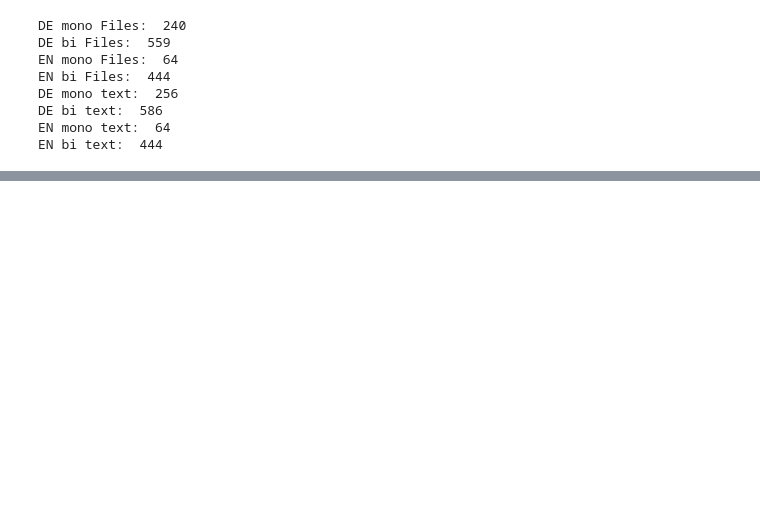
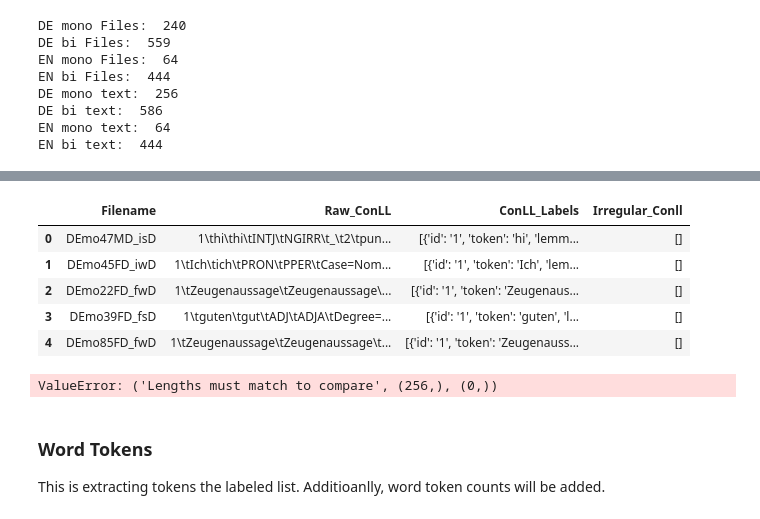
Before and after one commit to Data-Science-for-Linguists-2025/DEU-ENG-Mono-and-Billingual-Speakers, a Jupyter notebook: LoadingRUEGData.ipynb, the cells around one changed output, grey strips where cells are left out. Saved outputs shown, nothing was run; the diff lists cells and outputs as text; code cells hidden in the pictures; blank space fills up the shorter version.

```diff
--- a/LoadingRUEGData.ipynb
+++ b/LoadingRUEGData.ipynb
@@ -284,0 +459,9 @@ plaything
+# %%
+conLL_ann = []
+other = []
+for line in range(len(ebidemo)):
+    for x in range(len(ebidemo[line])):
+        if len(ebidemo[x])==8:
+            conLL_ann.append({'id': ebidemo[x][0], 'token': ebidemo[x][1], 'lemma': ebidemo[x][2],
+                            'pos_uni': ebidemo[x][3], 'pos_lang':ebidemo[x][4], 'morphology':ebidemo[x][5],
+                            'head': ebidemo[x][6], 'relationship': ebidemo[x][7]})
@@ -284,0 +471,21 @@ plaything
+# %%
+def conLL_labels (conll):
+    conll = conll.replace('\t', ' ').split('\n')
+    conll = [x.strip(' _ _').split() for x in conll]
+    conLL_ann = []
+    for line in range(len(conll)):
+        for x in range(len(conll[line])):
+            if len(conll[x])==8:
+                conLL_ann.append({'id': conll[x][0], 'token': conll[x][1], 'lemma': conll[x][2], 'pos_uni': conll[x][3],
+                                'pos_lang':conll[x][4], 'morphology':conll[x][5], 'head': conll[x][6], 'relationship': conll[x][7]})
+    return conLL_ann
+# %%
+def irreg (conll):
+    conll = conll.replace('\t', ' ').split('\n')
+    conll = [x.strip(' _ _').split() for x in conll]
+    other = []
+    for line in range(len(conll)):
+        for x in range(len(conll[line])):
+            if (len(conll[x])!=8 and len(conll[x]) !=0):
+                other.append(conll[x])
+    return other
@@ -284,0 +499,7 @@ plaything
+# %%
+demono_text_df['ConLL_Labels'] = demono_text_df.Raw_ConLL.map(conLL_labels)
+demono_text_df['Irregular_Conll'] = demono_text_df.Raw_ConLL.map(irreg)
+enbi_text_df['ConLL_Labels'] = enbi_text_df.Raw_ConLL.map(conLL_labels)
+enbi_text_df['Irregular_Conll'] = enbi_text_df.Raw_ConLL.map(irreg)
+enmono_text_df['ConLL_Labels'] = enmono_text_df.Raw_ConLL.map(conLL_labels)
+enmono_text_df['Irregular_Conll'] = enmono_text_df.Raw_ConLL.map(irreg)
@@ -284,0 +564,16 @@ plaything
+# %%
+demono_text_df.head()
+# %% [output]
+|  | Filename | Raw_ConLL | ConLL_Labels | Irregular_Conll |
+| 0 | DEmo47MD_isD | 1\thi\thi\tINTJ\tNGIRR\t_\t2\tpun... | [{'id': '1', 'token': 'hi', 'lemm... | [] |
+| 1 | DEmo45FD_iwD | 1\tIch\tich\tPRON\tPPER\tCase=Nom... | [{'id': '1', 'token': 'Ich', 'lem... | [] |
+| 2 | DEmo22FD_fwD | 1\t﻿Zeugenaussage\tZeugenaussage\... | [{'id': '1', 'token': '﻿Zeugenaus... | [] |
+| 3 | DEmo39FD_fsD | 1\tguten\tgut\tADJ\tADJA\tDegree=... | [{'id': '1', 'token': 'guten', 'l... | [] |
+| 4 | DEmo85FD_fwD | 1\tZeugenaussage\tZeugenaussage\t... | [{'id': '1', 'token': 'Zeugenauss... | [] |
+# %%
+irreg1 = demono_text_df['Irregular_Conll'] != []
+# %% [output]
+ValueError: ('Lengths must match to compare', (256,), (0,))
+# %% [markdown]
+### Word Tokens
+This is extracting tokens the labeled list. Additioanlly, word token counts will be added.
```
Also changed, not shown: parts of 27 cells of this notebook, 1 other file.
